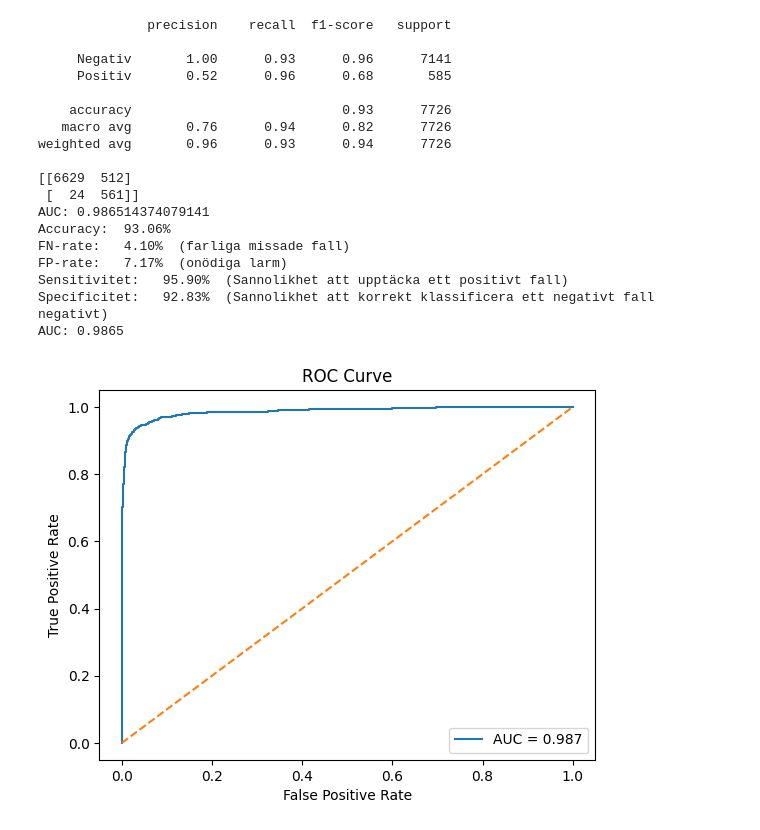
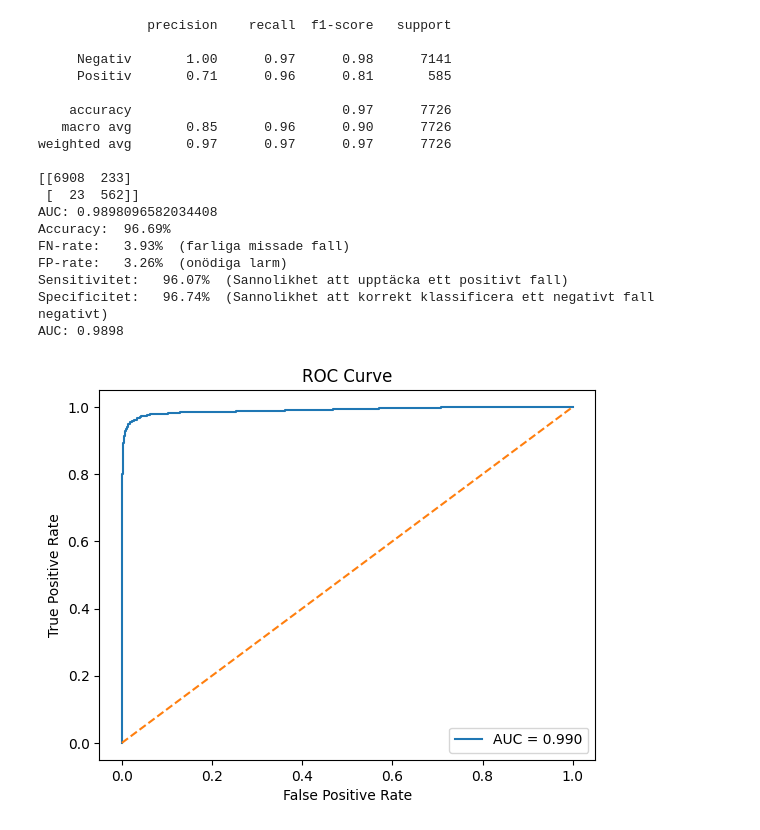
Before and after one commit to andreasjak/MSc26_Assar, a Jupyter notebook: evaluating_models/test_model.ipynb, the cells around one changed output. Cells and saved outputs as stored; diff of their text form; code cells hidden in the pictures.

```diff
--- a/evaluating_models/test_model.ipynb
+++ b/evaluating_models/test_model.ipynb
@@ -1,11 +1,13 @@
 # %%
 import duckdb
-import random
 from functions.analyte import ANALYTES
-from networks.cnn_maxpooling import CNNModel
+from networks.cnn_dilated_convolutions import CNNModel
 from networks.auto_encoder import AutoencoderModel
 from functions.evaluation import evaluate
 from functions.full_model import predict_inflammation_and_oligoclonal
+import numpy as np
+import pandas as pd
+import matplotlib.pyplot as plt
 
 con = duckdb.connect('../capillary.db')
 
@@ -16,46 +18,58 @@ df = con.execute("""
                  AND analysis IS NOT NULL
                  AND protein_value IS NOT NULL
                  AND observation_nr = 1
                  """).df()
 
 pids = con.execute("SELECT DISTINCT pid FROM protein_data").df()
 
 
 con.close()
 
 df = df[
     (df['fractions'].apply(len) == 6) &
     (df['boundaries'].apply(len) == 12)
 ]
 
 protein_cols = [a.col for a in ANALYTES[:8]]  # bara de 8 första
 df = df.dropna(subset=protein_cols)
 y = df['label']
 
 df = df[df['set'] == 'test']
 cnn = CNNModel()
 ae = AutoencoderModel()
 df = cnn.predict(df)
 df = ae.predict(df)
 df = predict_inflammation_and_oligoclonal(df)
-df = evaluate(df[ (df['label'] == 0 ) | (df['label'] == 1)],threshold=0.1,proportion=50)
+df = evaluate(df[ (df['label'] == 0 ) | (df['label'] == 1)],threshold=0.2,proportion=70)
+
+stats = pd.DataFrame()
+stats['avg'] = np.stack(df['value'].values).mean(axis=0)
+stats['std'] = np.stack(df['value'].values).std(axis=0)
+
+avg_line = stats['avg']
+stdev = stats['std']
+stats.to_csv('statistics_overview.csv')
+plt.figure()
+plt.plot(range(300),stats['avg'])
+plt.fill_between(range(300),avg_line-stdev,avg_line+stdev,alpha=0.2)
+plt.show()
 # %% [output]
               precision    recall  f1-score   support
 
-     Negativ       1.00      0.93      0.96      7141
-     Positiv       0.52      0.96      0.68       585
+     Negativ       1.00      0.97      0.98      7141
+     Positiv       0.71      0.96      0.81       585
 
-    accuracy                           0.93      7726
-   macro avg       0.76      0.94      0.82      7726
-weighted avg       0.96      0.93      0.94      7726
+    accuracy                           0.97      7726
+   macro avg       0.85      0.96      0.90      7726
+weighted avg       0.97      0.97      0.97      7726
 
-[[6629  512]
- [  24  561]]
-AUC: 0.986514374079141
-Accuracy:  93.06%
-FN-rate:   4.10%  (farliga missade fall)
-FP-rate:   7.17%  (onödiga larm)
-Sensitivitet:   95.90%  (Sannolikhet att upptäcka ett positivt fall)
-Specificitet:   92.83%  (Sannolikhet att korrekt klassificera ett negativt fall negativt)
-AUC: 0.9865
+[[6908  233]
+ [  23  562]]
+AUC: 0.9898096582034408
+Accuracy:  96.69%
+FN-rate:   3.93%  (farliga missade fall)
+FP-rate:   3.26%  (onödiga larm)
+Sensitivitet:   96.07%  (Sannolikhet att upptäcka ett positivt fall)
+Specificitet:   96.74%  (Sannolikhet att korrekt klassificera ett negativt fall negativt)
+AUC: 0.9898
-[figure, old version]
+[figure, new version]
```
Also changed, not shown: parts of 2 cells of this notebook, 38 other files.
